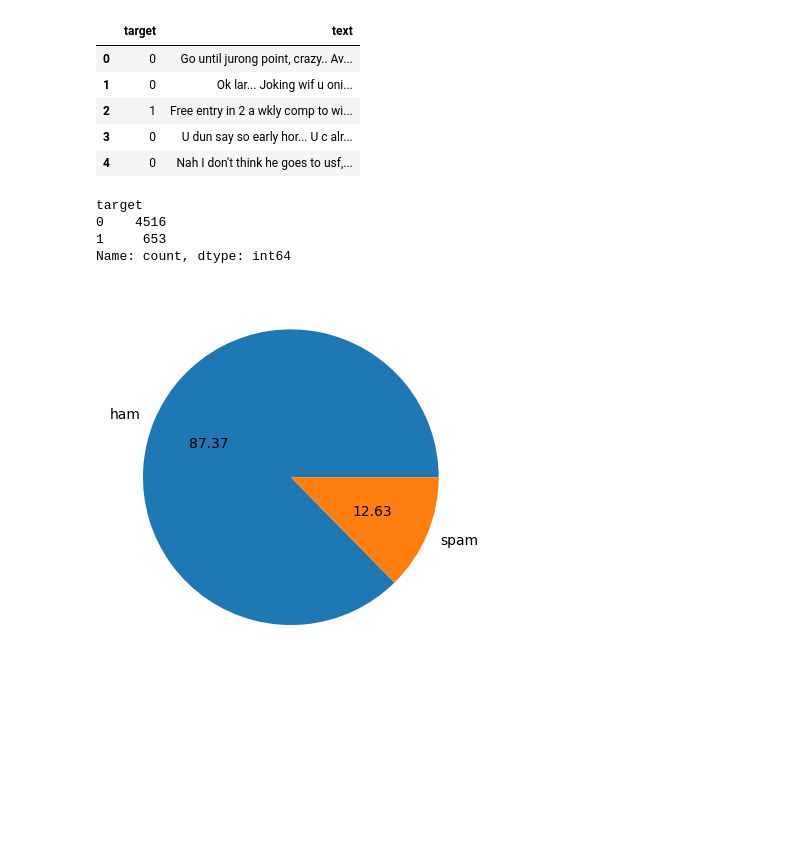
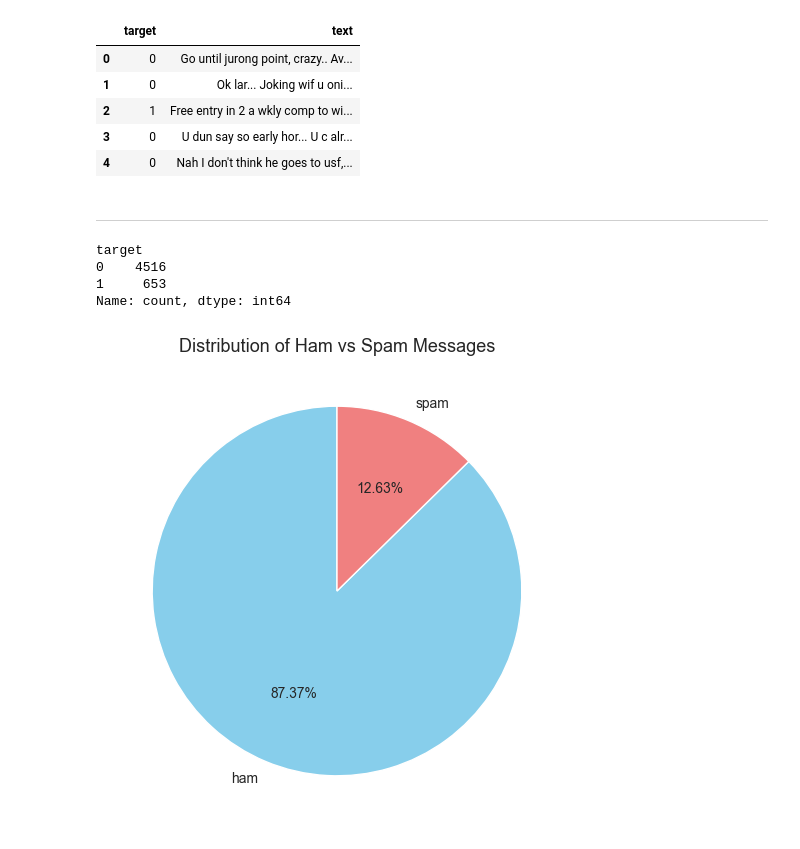
Before and after one commit to Nayann23/SMS-EMAIL-SPAM-CLASSIFIER-NLP-STREAMLIT, a Jupyter notebook: sms_spam_detection.ipynb, the cells around one changed output. Saved outputs shown, nothing was run; the diff lists cells and outputs as text; code cells hidden in the pictures; blank space fills up the shorter version.

```diff
--- a/sms_spam_detection.ipynb
+++ b/sms_spam_detection.ipynb
@@ -57 +43,4 @@ df.sample(5)
+# %%
+cols_to_drop = ['Unnamed: 2', 'Unnamed: 3', 'Unnamed: 4']
+df.drop(columns=[col for col in cols_to_drop if col in df.columns], inplace=True, errors='ignore')
 # %%
@@ -94,3 +56,0 @@ df.duplicated().sum()
-# %%
-# remove duplicates
-df = df.drop_duplicates(keep='first')
@@ -101,3 +71,5 @@ df.duplicated().sum()
+# %%
+df.drop_duplicates(keep='first',inplace=True)
 # %%
 df.shape
 # %% [output]
@@ -113,6 +87,8 @@ df.head()
 | 2 | 1 | Free entry in 2 a wkly comp to wi... |
 | 3 | 0 | U dun say so early hor... U c alr... |
 | 4 | 0 | Nah I don't think he goes to usf,... |
+# %% [markdown]
+---
 # %%
 df['target'].value_counts()
 # %% [output]
@@ -120,9 +96,16 @@ target
 0    4516
 1     653
 Name: count, dtype: int64
+# %%
+sns.set_style('darkgrid')
 # %%
-import matplotlib.pyplot as plt
-plt.pie(df['target'].value_counts(), labels=['ham','spam'],autopct="%0.2f")
+plt.figure(figsize=(6,6))
+plt.pie(df['target'].value_counts(),
+        labels=['ham', 'spam'],
+        autopct='%0.2f%%',
+        startangle=90,
+        colors=['skyblue', 'lightcoral'])
+plt.title("Distribution of Ham vs Spam Messages", fontsize=13)
 plt.show()
 # %% [output]
-[figure, old version]
+[figure, new version]
```
Also changed, not shown: parts of 99 cells of this notebook, 4 other files.
